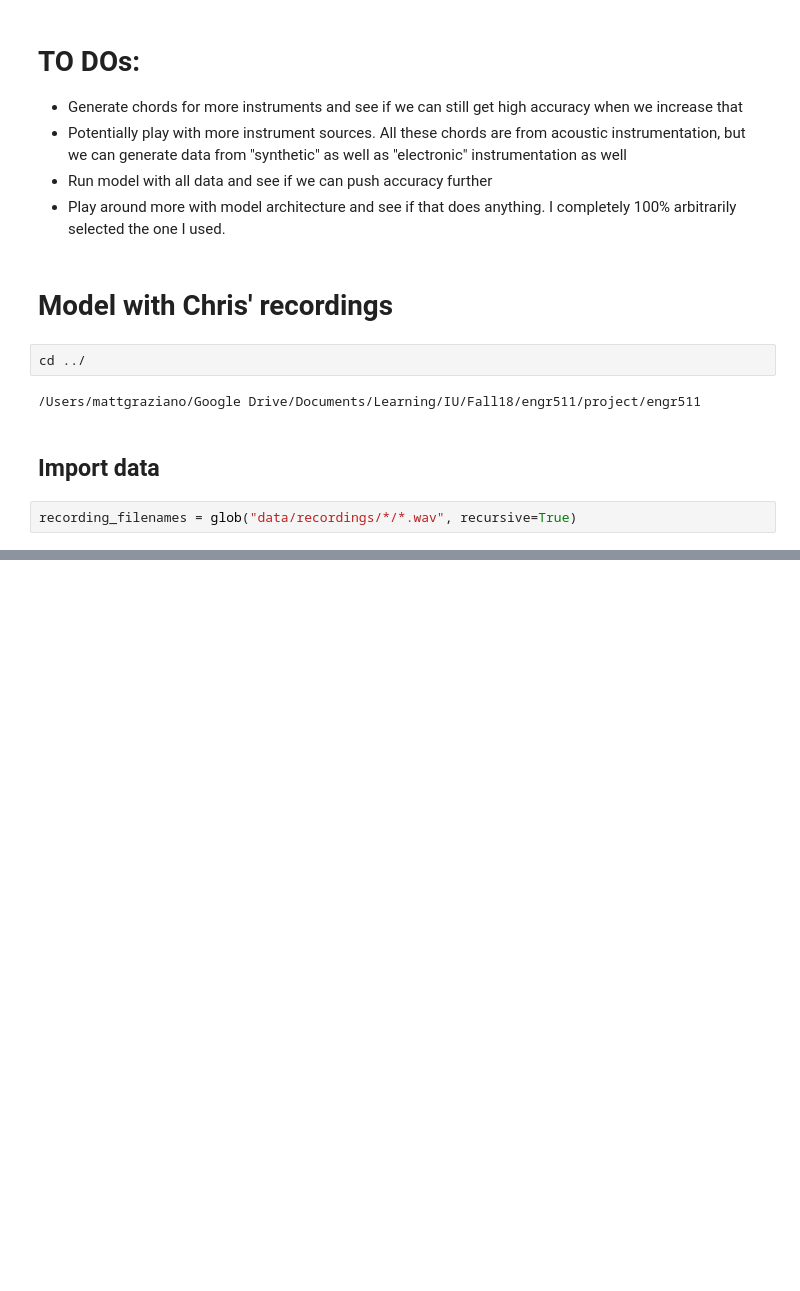
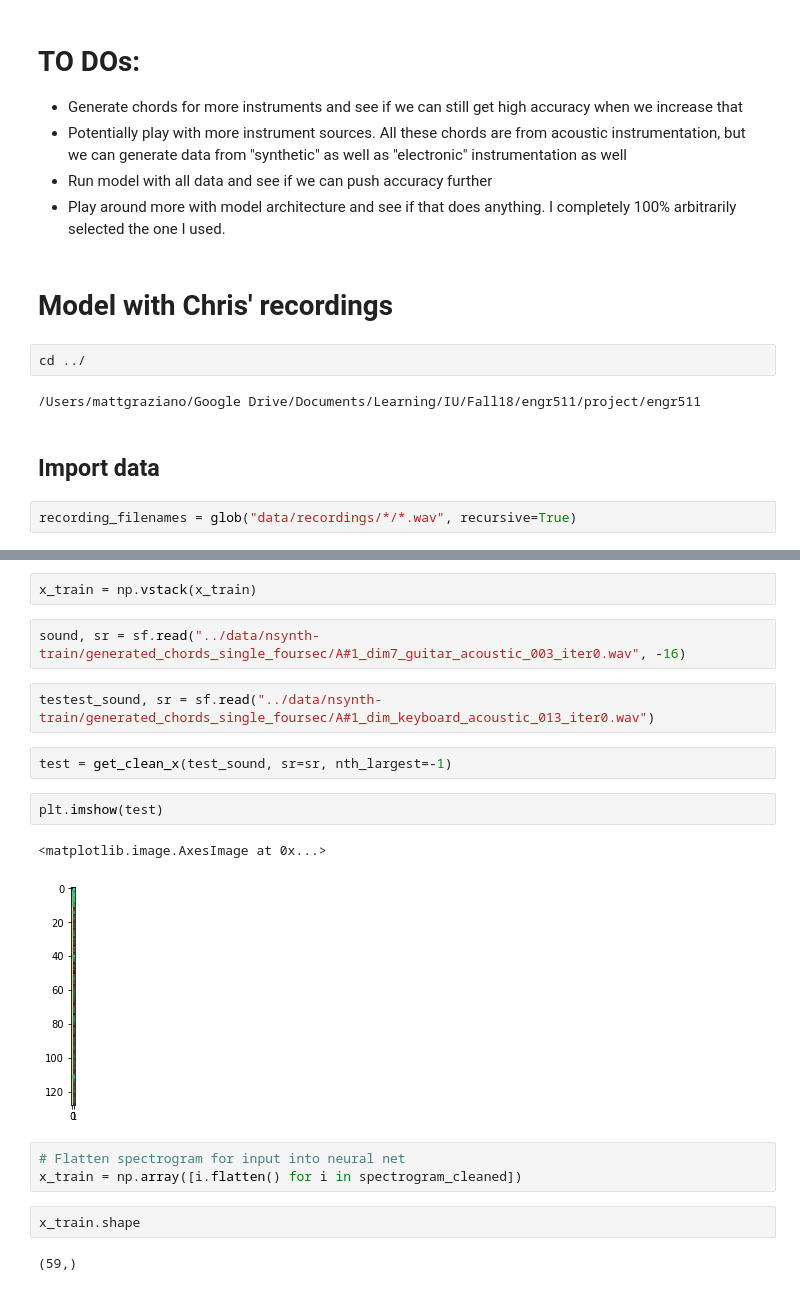
Before and after one commit to MattGraz/engr511, a Jupyter notebook: notebooks/generated_chord_model.ipynb, the cells around one changed output, grey strips where cells are left out. Saved outputs shown, nothing was run; the diff lists cells and outputs as text; blank space fills up the shorter version.

```diff
--- a/notebooks/generated_chord_model.ipynb
+++ b/notebooks/generated_chord_model.ipynb
@@ -407,0 +432,20 @@ array([-9.6154004e-08, -1.5651818e-05,  1.6246360e-06, ...,
+# %%
+x_train = np.vstack(x_train)
+# %%
+sound, sr = sf.read("../data/nsynth-train/generated_chords_single_foursec/A#1_dim7_guitar_acoustic_003_iter0.wav", -16)
+# %%
+testest_sound, sr = sf.read("../data/nsynth-train/generated_chords_single_foursec/A#1_dim_keyboard_acoustic_013_iter0.wav")
+# %%
+test = get_clean_x(test_sound, sr=sr, nth_largest=-1)
+# %%
+plt.imshow(test)
+# %% [output]
+<matplotlib.image.AxesImage at 0x...>
+[figure, added]
+# %%
+# Flatten spectrogram for input into neural net
+x_train = np.array([i.flatten() for i in spectrogram_cleaned])
+# %%
+x_train.shape
+# %% [output]
+(59,)
```
Also changed, not shown: parts of 27 cells of this notebook, 2 other files.
